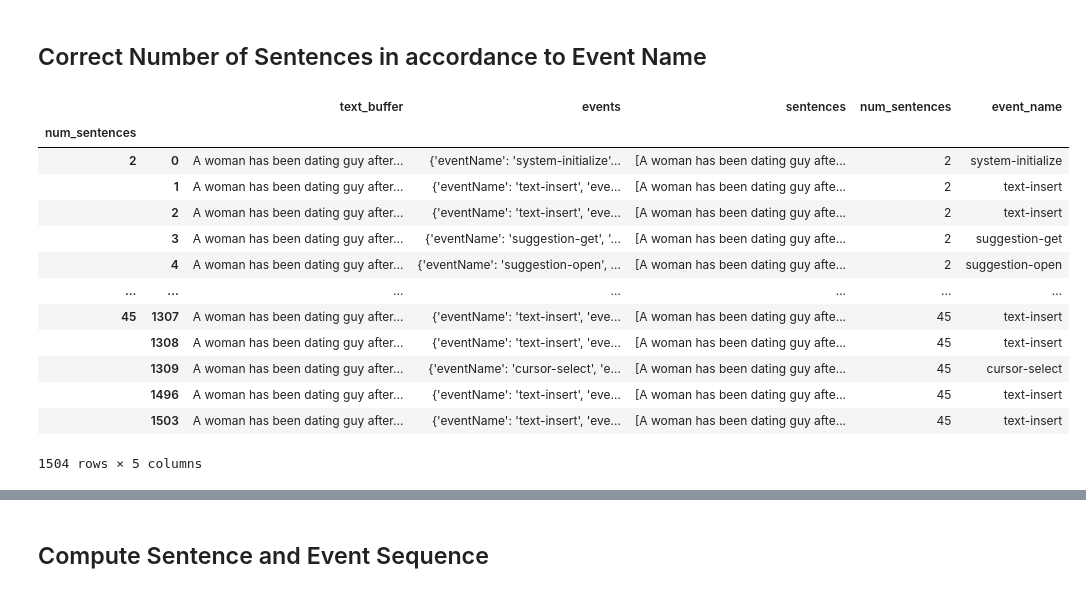
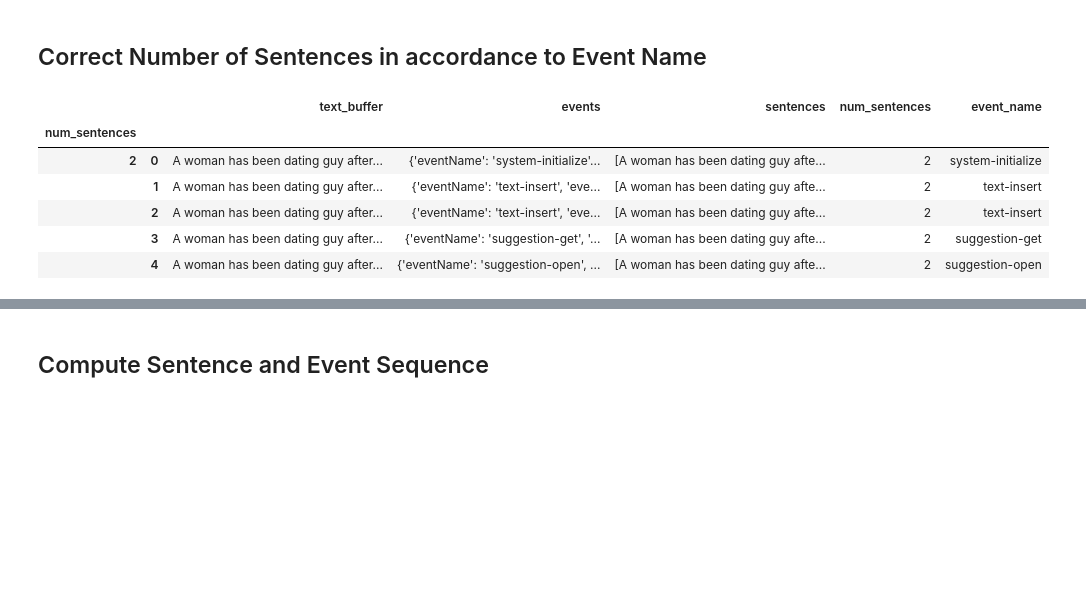
Before and after one commit to srivarshan-s/CoAuthorViz, a Jupyter notebook: trial.ipynb, the cells around one changed output, grey strips where cells are left out. Saved outputs shown, nothing was run; the diff lists cells and outputs as text; code cells hidden in the pictures; blank space fills up the shorter version.

```diff
--- a/trial.ipynb
+++ b/trial.ipynb
@@ -102,22 +102,15 @@ df.head()
 df = df.groupby("num_sentences", group_keys=True).apply(lambda x: x)
 df = df.sort_index()
 # %%
-df
+df.head()
 # %% [output]
 |  |  | text_buffer | events | sentences | num_sentences | event_name |
 | num_sentences |  |  |  |  |  |  |
 | 2 | 0 | A woman has been dating guy after... | {'eventName': 'system-initialize'... | [A woman has been dating guy afte... | 2 | system-initialize |
 |  | 1 | A woman has been dating guy after... | {'eventName': 'text-insert', 'eve... | [A woman has been dating guy afte... | 2 | text-insert |
 |  | 2 | A woman has been dating guy after... | {'eventName': 'text-insert', 'eve... | [A woman has been dating guy afte... | 2 | text-insert |
 |  | 3 | A woman has been dating guy after... | {'eventName': 'suggestion-get', '... | [A woman has been dating guy afte... | 2 | suggestion-get |
 |  | 4 | A woman has been dating guy after... | {'eventName': 'suggestion-open', ... | [A woman has been dating guy afte... | 2 | suggestion-open |
-| ... | ... | ... | ... | ... | ... | ... |
-| 45 | 1307 | A woman has been dating guy after... | {'eventName': 'text-insert', 'eve... | [A woman has been dating guy afte... | 45 | text-insert |
-|  | 1308 | A woman has been dating guy after... | {'eventName': 'text-insert', 'eve... | [A woman has been dating guy afte... | 45 | text-insert |
-|  | 1309 | A woman has been dating guy after... | {'eventName': 'cursor-select', 'e... | [A woman has been dating guy afte... | 45 | cursor-select |
-|  | 1496 | A woman has been dating guy after... | {'eventName': 'text-insert', 'eve... | [A woman has been dating guy afte... | 45 | text-insert |
-|  | 1503 | A woman has been dating guy after... | {'eventName': 'text-insert', 'eve... | [A woman has been dating guy afte... | 45 | text-insert |
-1504 rows × 5 columns
 # %%
 num_sentences = np.array(df["num_sentences"])
 event_names = np.array(df["event_name"])
```
Also changed, not shown: parts of 3 cells of this notebook.
